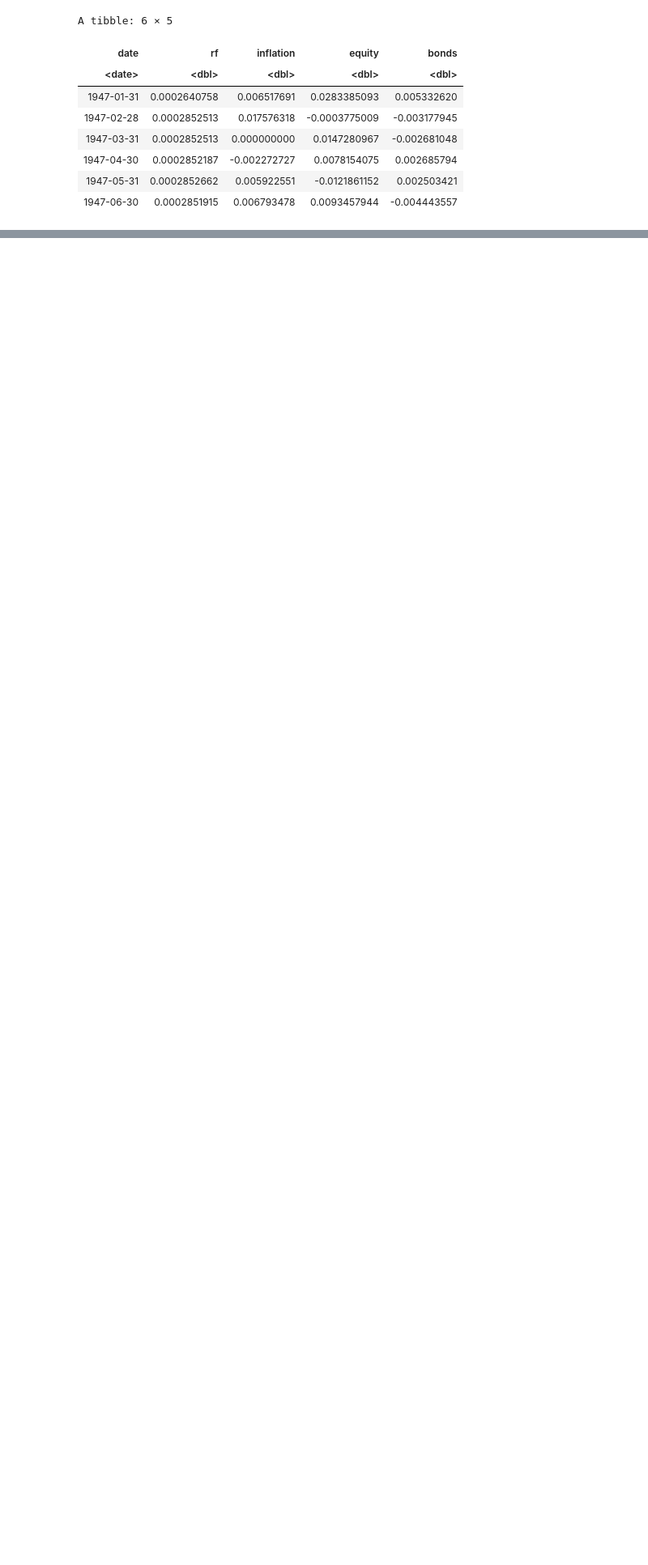
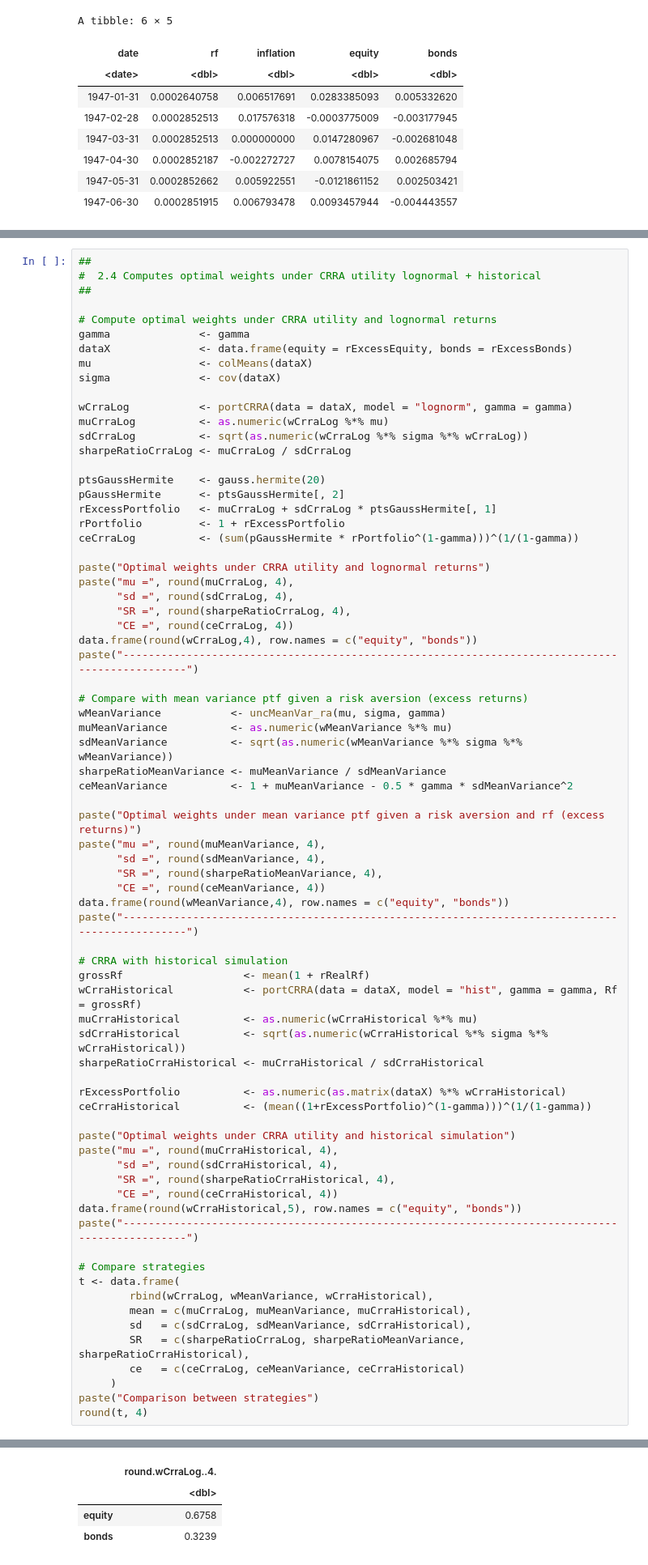
Before and after one commit to S2310053/GRA6560, a Jupyter notebook: main_code.ipynb, the cells around one changed output, grey strips where cells are left out. Shown at 81% size. Saved outputs shown, nothing was run; the diff lists cells and outputs as text; blank space fills up the shorter version.

```diff
--- a/main_code.ipynb
+++ b/main_code.ipynb
@@ -496,0 +440,74 @@ A data.frame: 2 × 1
+# %%
+##
+#  2.4 Computes optimal weights under CRRA utility lognormal + historical
+##
+
+# Compute optimal weights under CRRA utility and lognormal returns
+gamma              <- gamma
+dataX              <- data.frame(equity = rExcessEquity, bonds = rExcessBonds)
+mu                 <- colMeans(dataX)
+sigma              <- cov(dataX)
+
+wCrraLog           <- portCRRA(data = dataX, model = "lognorm", gamma = gamma)
+muCrraLog          <- as.numeric(wCrraLog %*% mu)
+sdCrraLog          <- sqrt(as.numeric(wCrraLog %*% sigma %*% wCrraLog))
+sharpeRatioCrraLog <- muCrraLog / sdCrraLog
+
+ptsGaussHermite    <- gauss.hermite(20)
+pGaussHermite      <- ptsGaussHermite[, 2]
+rExcessPortfolio   <- muCrraLog + sdCrraLog * ptsGaussHermite[, 1]
+rPortfolio         <- 1 + rExcessPortfolio
+ceCrraLog          <- (sum(pGaussHermite * rPortfolio^(1-gamma)))^(1/(1-gamma))
+
+paste("Optimal weights under CRRA utility and lognormal returns")
+paste("mu =", round(muCrraLog, 4),
+      "sd =", round(sdCrraLog, 4),
+      "SR =", round(sharpeRatioCrraLog, 4),
+      "CE =", round(ceCrraLog, 4))
+data.frame(round(wCrraLog,4), row.names = c("equity", "bonds"))
+paste("-----------------------------------------------------------------------------------------------")
+
+# Compare with mean variance ptf given a risk aversion (excess returns)
+wMeanVariance           <- uncMeanVar_ra(mu, sigma, gamma)
+muMeanVariance          <- as.numeric(wMeanVariance %*% mu)
+sdMeanVariance          <- sqrt(as.numeric(wMeanVariance %*% sigma %*% wMeanVariance))
+sharpeRatioMeanVariance <- muMeanVariance / sdMeanVariance
+ceMeanVariance          <- 1 + muMeanVariance - 0.5 * gamma * sdMeanVariance^2
+
+paste("Optimal weights under mean variance ptf given a risk aversion and rf (excess returns)")
+paste("mu =", round(muMeanVariance, 4),
+      "sd =", round(sdMeanVariance, 4),
+      "SR =", round(sharpeRatioMeanVariance, 4),
+      "CE =", round(ceMeanVariance, 4))
+data.frame(round(wMeanVariance,4), row.names = c("equity", "bonds"))
+paste("-----------------------------------------------------------------------------------------------")
+
+# CRRA with historical simulation
+grossRf                   <- mean(1 + rRealRf)
+wCrraHistorical           <- portCRRA(data = dataX, model = "hist", gamma = gamma, Rf = grossRf)
+muCrraHistorical          <- as.numeric(wCrraHistorical %*% mu)
+sdCrraHistorical          <- sqrt(as.numeric(wCrraHistorical %*% sigma %*% wCrraHistorical))
+sharpeRatioCrraHistorical <- muCrraHistorical / sdCrraHistorical
+
+rExcessPortfolio          <- as.numeric(as.matrix(dataX) %*% wCrraHistorical)
+ceCrraHistorical          <- (mean((1+rExcessPortfolio)^(1-gamma)))^(1/(1-gamma))
+
+paste("Optimal weights under CRRA utility and historical simulation")
+paste("mu =", round(muCrraHistorical, 4),
+      "sd =", round(sdCrraHistorical, 4),
+      "SR =", round(sharpeRatioCrraHistorical, 4),
+      "CE =", round(ceCrraHistorical, 4))
+data.frame(round(wCrraHistorical,5), row.names = c("equity", "bonds"))
+paste("-----------------------------------------------------------------------------------------------")
+
+# Compare strategies
+t <- data.frame(
+        rbind(wCrraLog, wMeanVariance, wCrraHistorical),
+        mean = c(muCrraLog, muMeanVariance, muCrraHistorical),
+        sd   = c(sdCrraLog, sdMeanVariance, sdCrraHistorical),
+        SR   = c(sharpeRatioCrraLog, sharpeRatioMeanVariance, sharpeRatioCrraHistorical),
+        ce   = c(ceCrraLog, ceMeanVariance, ceCrraHistorical)
+     )
+paste("Comparison between strategies")
+round(t, 4)
+# %% [output]
@@ -496,0 +517,4 @@ A data.frame: 2 × 1
+|  | round.wCrraLog..4. |
+|  | <dbl> |
+| equity | 0.6758 |
+| bonds | 0.3239 |
```
Also changed, not shown: parts of 12 cells of this notebook.
